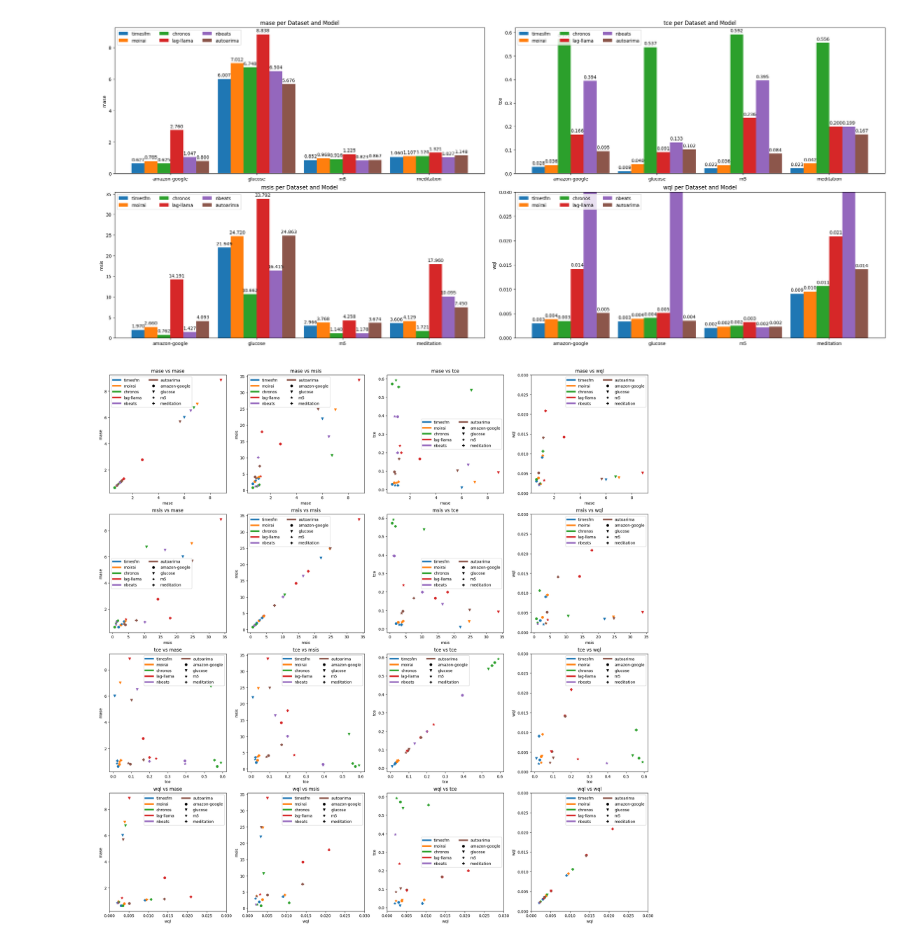
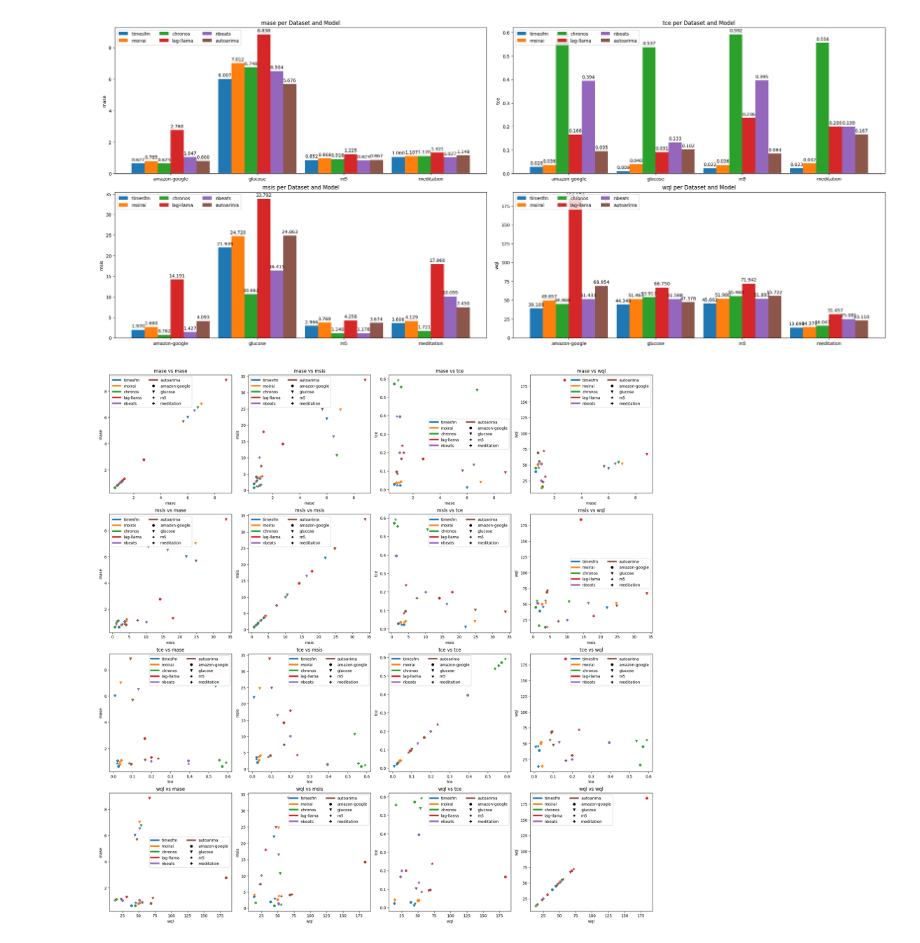
Before and after one commit to Coaster41/ts_foundation_calibration, a Jupyter notebook: eval_plot.ipynb, the cells around one changed output. Saved outputs shown, nothing was run; the diff lists cells and outputs as text; code cells hidden in the pictures.

```diff
--- a/eval_plot.ipynb
+++ b/eval_plot.ipynb
@@ -27,29 +27,29 @@ df
 # %%
 # Bar plot of metrics on different datasets
 fig, axes = plt.subplots(2, 2, layout='constrained', figsize=(24,10))
 width = 0.15
 x = np.arange(len(datasets))
 wql_top = 0.03
 
 for i, metric in enumerate(metrics):
     ax = axes[i%2, i//2]
     multiplier = 0
     for model in models:
         values = [df.loc[(df['model']==model) & (df['dataset']==dataset) & (df['metric']==metric), 'avg_result'].item() for dataset in datasets]
         offset = width * multiplier - width*(len(models)/2-1.5)
         rects = ax.bar(x + offset, values, width, label=model)
         ax.bar_label(rects, padding=3, fmt='%.3f')
         multiplier += 1
 
     # Add some text for labels, title and custom x-axis tick labels, etc.
     ax.set_ylabel(metric)
     ax.set_title(f'{metric} per Dataset and Model')
     ax.set_xticks(x + width, datasets)
     ax.legend(loc='upper left', ncols=3)
-    if metric=='wql':
-        ax.set_ylim(top=wql_top)
+    # if metric=='wql':
+    #     ax.set_ylim(top=wql_top)
 # %% [output]
-[figure, old version]
+[figure, new version]
 # %%
 # Metric comparison scatter plots (all datasets)
 fig, axes = plt.subplots(4, 4, layout='constrained', figsize=(20,20))
@@ -75,14 +75,14 @@ for i, metric_x in enumerate(metrics):
         ax.set_ylabel(metric_y)
         ax.set_xlabel(metric_x)
         ax.set_title(f'{metric_x} vs {metric_y}')
-        if metric_x=='wql':
-            ax.set_xlim(left=0, right=wql_top)
-        if metric_y=='wql':
-            ax.set_ylim(bottom=0, top=wql_top)
+        # if metric_x=='wql':
+        #     ax.set_xlim(left=0, right=wql_top)
+        # if metric_y=='wql':
+        #     ax.set_ylim(bottom=0, top=wql_top)
         ax.legend(custom_legend_dots, [*models, *datasets], ncols=2)
 plt.show()
 # %% [output]
-[figure, old version]
+[figure, new version]
 # %%
 # Line Plot Metrics over prediction distance
 pred_horizon = ['1','4','12','24','48']
```
Also changed, not shown: parts of 2 cells of this notebook, 5 other files.
